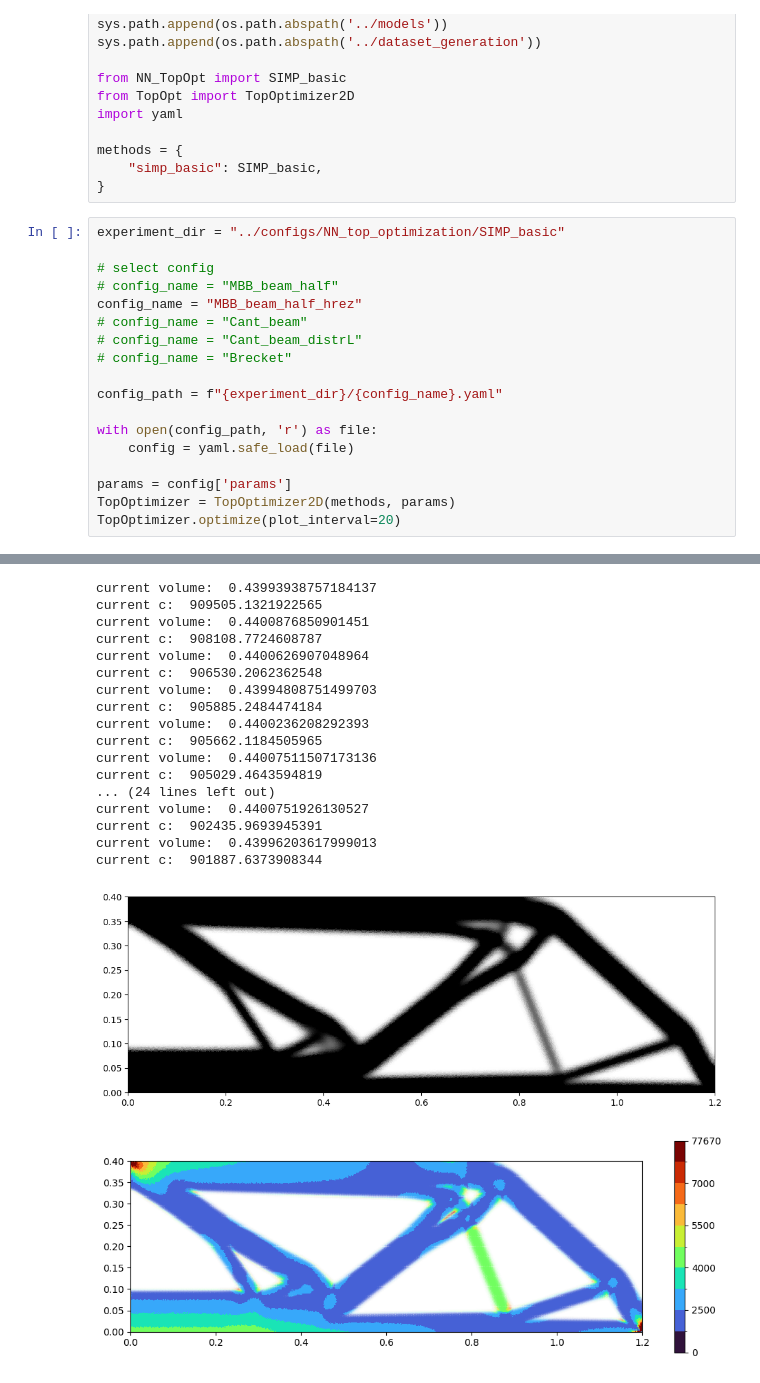
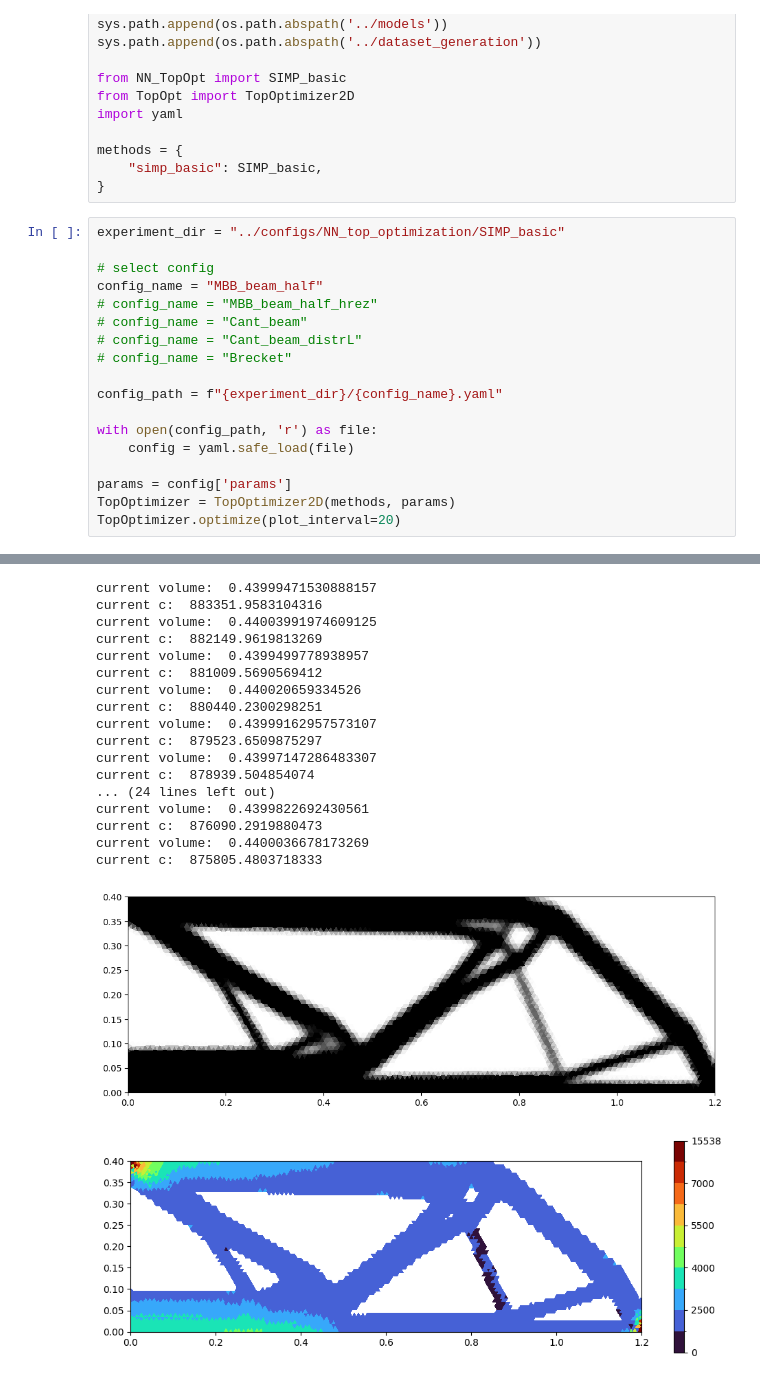
Before and after one commit to Alexander19970212/NHSDF-TOp, a Jupyter notebook: NN_TopOpt/SIMP_examples.ipynb, the cells around one changed output, grey strips where cells are left out. Cells and saved outputs as stored; diff of their text form.

```diff
--- a/NN_TopOpt/SIMP_examples.ipynb
+++ b/NN_TopOpt/SIMP_examples.ipynb
@@ -20,8 +20,8 @@ methods = {
 experiment_dir = "../configs/NN_top_optimization/SIMP_basic"
 
 # select config
-# config_name = "MBB_beam_half"
-config_name = "MBB_beam_half_hrez"
+config_name = "MBB_beam_half"
+# config_name = "MBB_beam_half_hrez"
 # config_name = "Cant_beam"
 # config_name = "Cant_beam_distrL"
 # config_name = "Brecket"
@@ -67,20 +67,20 @@ current c:  912467.1036008395
 [figure]
-current volume:  0.43993938757184137
-current c:  909505.1321922565
-current volume:  0.4400876850901451
-current c:  908108.7724608787
-current volume:  0.4400626907048964
-current c:  906530.2062362548
-current volume:  0.43994808751499703
-current c:  905885.2484474184
-current volume:  0.4400236208292393
-current c:  905662.1184505965
-current volume:  0.44007511507173136
-current c:  905029.4643594819
+current volume:  0.43999471530888157
+current c:  883351.9583104316
+current volume:  0.44003991974609125
+current c:  882149.9619813269
+current volume:  0.4399499778938957
+current c:  881009.5690569412
+current volume:  0.440020659334526
+current c:  880440.2300298251
+current volume:  0.43999162957573107
+current c:  879523.6509875297
+current volume:  0.43997147286483307
+current c:  878939.504854074
 ... (24 lines left out)
-current volume:  0.4400751926130527
-current c:  902435.9693945391
-current volume:  0.43996203617999013
-current c:  901887.6373908344
+current volume:  0.4399822692430561
+current c:  876090.2919880473
+current volume:  0.4400036678173269
+current c:  875805.4803718333
 [figure]
-[figure, old version]
+[figure, new version]
```
Also changed, not shown: parts of 1 cell of this notebook, 24 other files.
